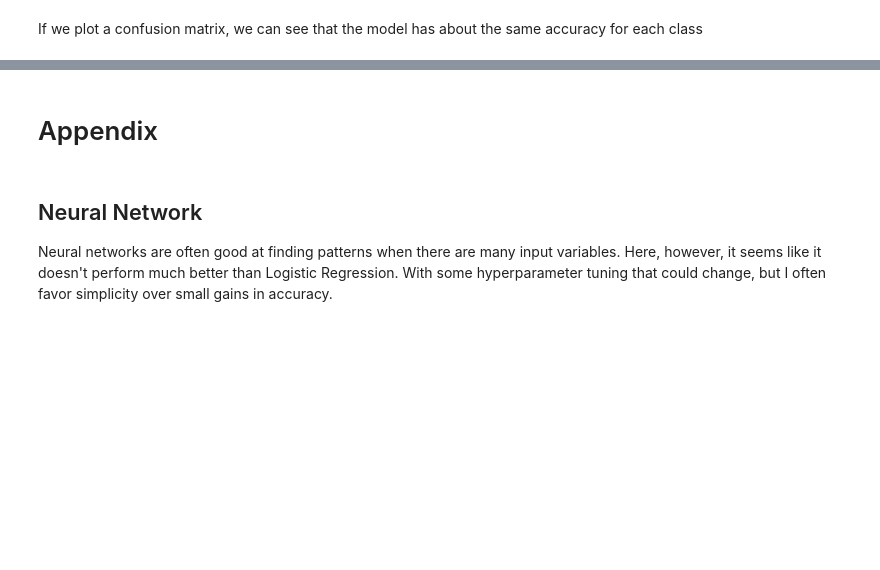
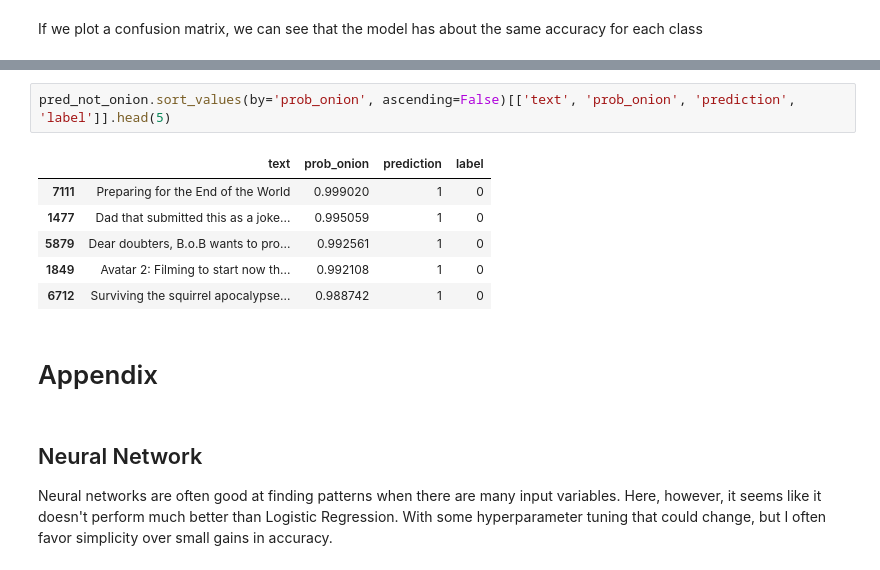
Before and after one commit to awalker88/spit-out-the-onion, a Jupyter notebook: onion_or_not.ipynb, the cells around one changed output, grey strips where cells are left out. Saved outputs shown, nothing was run; the diff lists cells and outputs as text; blank space fills up the shorter version.

```diff
--- a/onion_or_not.ipynb
+++ b/onion_or_not.ipynb
@@ -330,3 +363,12 @@ pred_onion.sort_values(by='prob_not_onion', ascending=False)[['text', 'prob_not_
+# %%
+pred_not_onion.sort_values(by='prob_onion', ascending=False)[['text', 'prob_onion', 'prediction', 'label']].head(5)
+# %% [output]
+|  | text | prob_onion | prediction | label |
+| 7111 | Preparing for the End of the World | 0.999020 | 1 | 0 |
+| 1477 | Dad that submitted this as a joke... | 0.995059 | 1 | 0 |
+| 5879 | Dear doubters, B.o.B wants to pro... | 0.992561 | 1 | 0 |
+| 1849 | Avatar 2: Filming to start now th... | 0.992108 | 1 | 0 |
+| 6712 | Surviving the squirrel apocalypse... | 0.988742 | 1 | 0 |
 # %% [markdown]
 # Appendix
 # %% [markdown]
```
Also changed, not shown: parts of 15 cells of this notebook, 1 other file.
